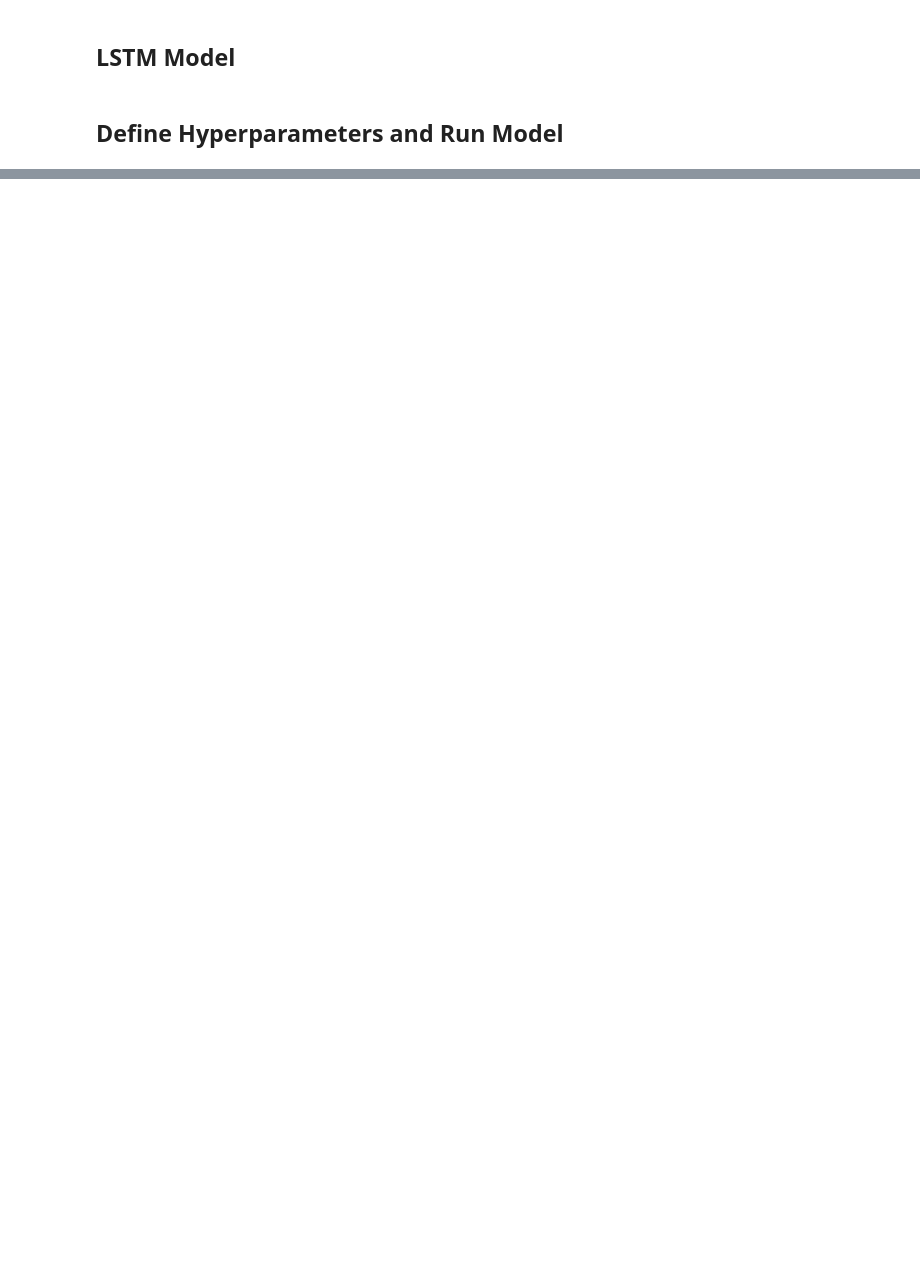
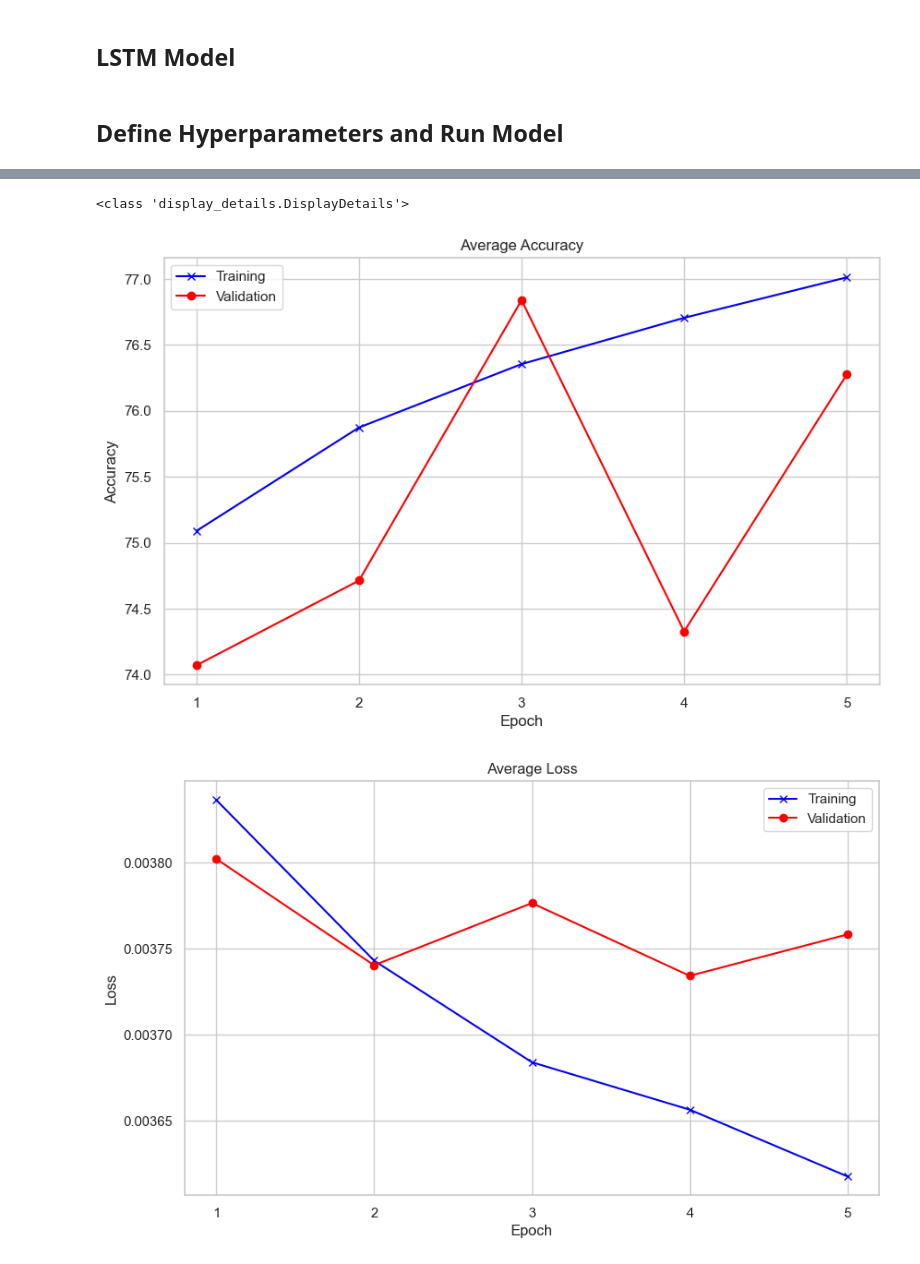
Before and after one commit to Gavriel94/LSTM, a Jupyter notebook: notebook.ipynb, the cells around one changed output, grey strips where cells are left out. Cells and saved outputs as stored; diff of their text form; code cells hidden in the pictures; blank space fills up the shorter version.

```diff
--- a/notebook.ipynb
+++ b/notebook.ipynb
@@ -866,0 +927,11 @@ print(t_acc, v_acc, t_loss, v_loss)
+# %%
+import display_details
+
+display = display_details.DisplayDetails()
+display.plot_metrics(t_acc, v_acc, 'Accuracy')
+display.plot_metrics(t_loss, v_loss, 'Loss')
+display.print_model_details(lstm)
+# %% [output]
+<class 'display_details.DisplayDetails'>
+[figure, added]
+[figure, added]
```
Also changed, not shown: parts of 32 cells of this notebook.
